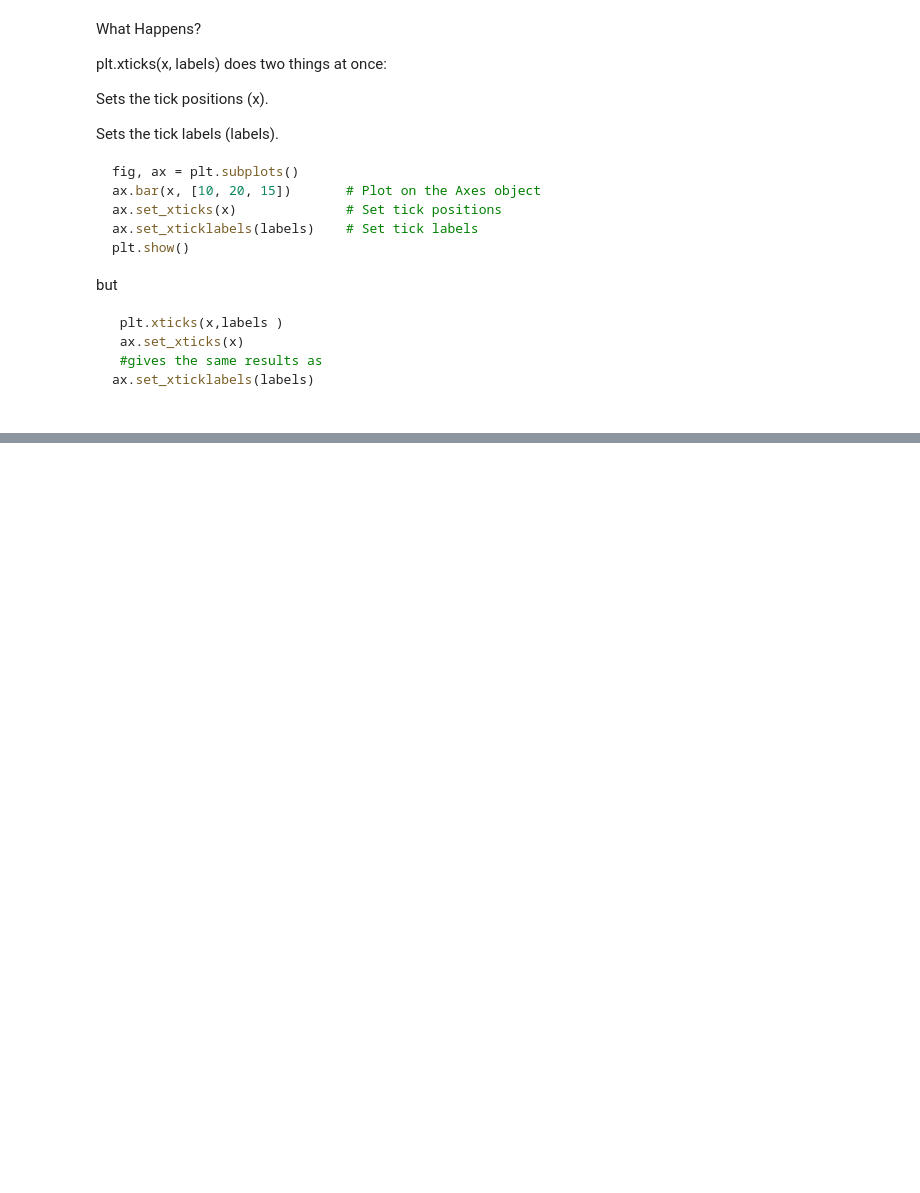
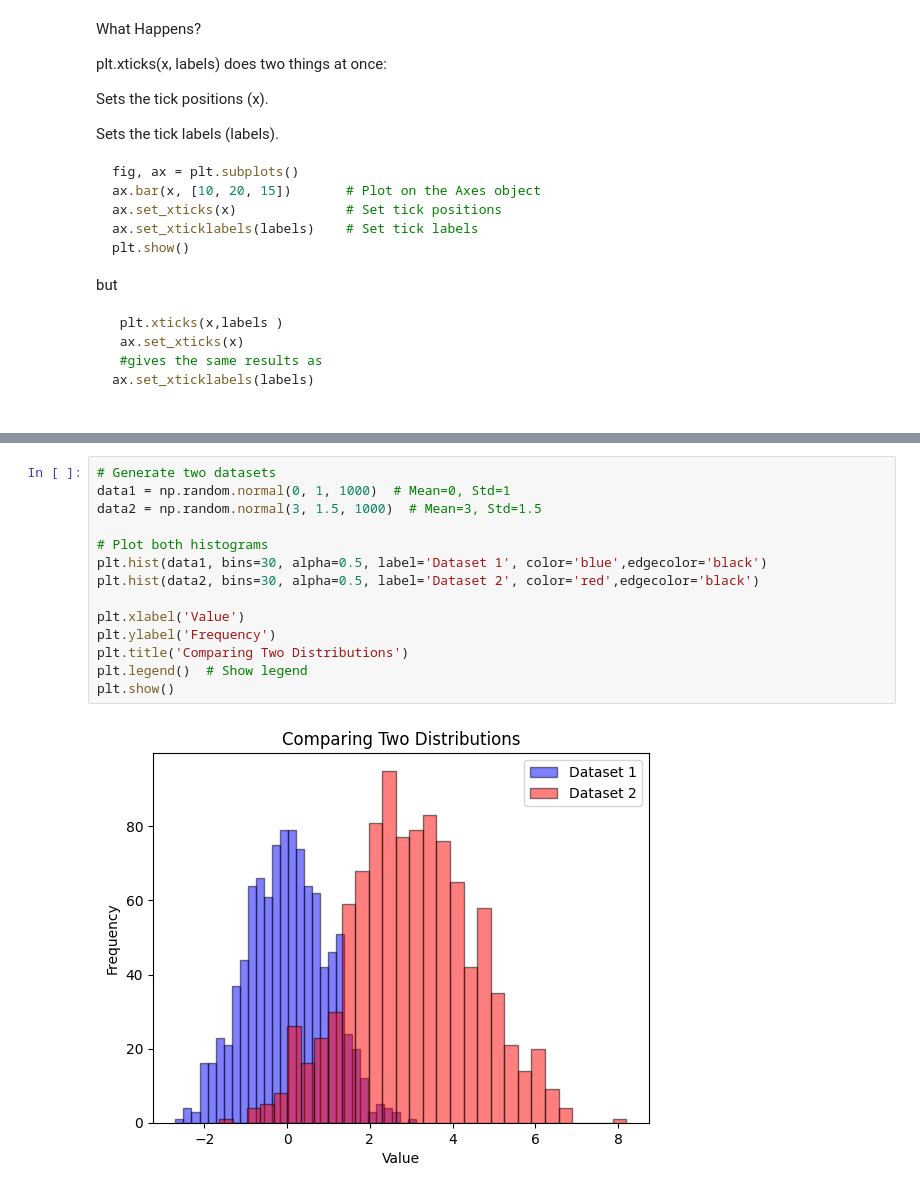
Before and after one commit to adith369-web/ml-projects, a Jupyter notebook: matplot_notes.ipynb, the cells around one changed output, grey strips where cells are left out. Drawn from its saved outputs; the diff is of its cells as text; blank space fills up the shorter version.

```diff
--- a/matplot_notes.ipynb
+++ b/matplot_notes.ipynb
@@ -322,0 +344,16 @@ ax.set_xticklabels(labels)
+# %%
+# Generate two datasets
+data1 = np.random.normal(0, 1, 1000)  # Mean=0, Std=1
+data2 = np.random.normal(3, 1.5, 1000)  # Mean=3, Std=1.5
+
+# Plot both histograms
+plt.hist(data1, bins=30, alpha=0.5, label='Dataset 1', color='blue',edgecolor='black')
+plt.hist(data2, bins=30, alpha=0.5, label='Dataset 2', color='red',edgecolor='black')
+
+plt.xlabel('Value')
+plt.ylabel('Frequency')
+plt.title('Comparing Two Distributions')
+plt.legend()  # Show legend
+plt.show()
+# %% [output]
+[figure, added]
```
Also changed, not shown: parts of 9 cells of this notebook, 5 other files.
